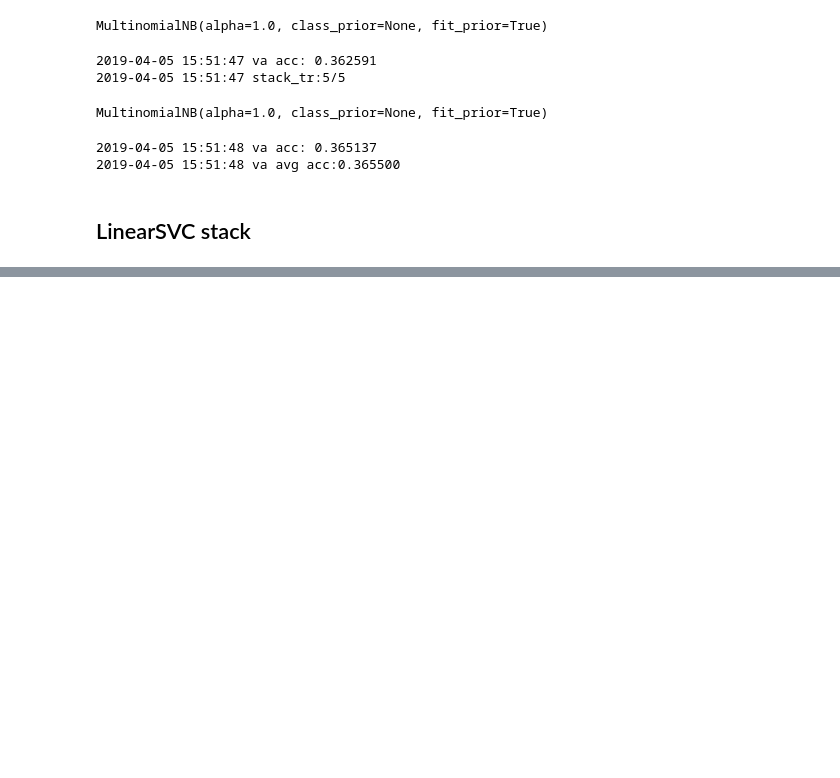
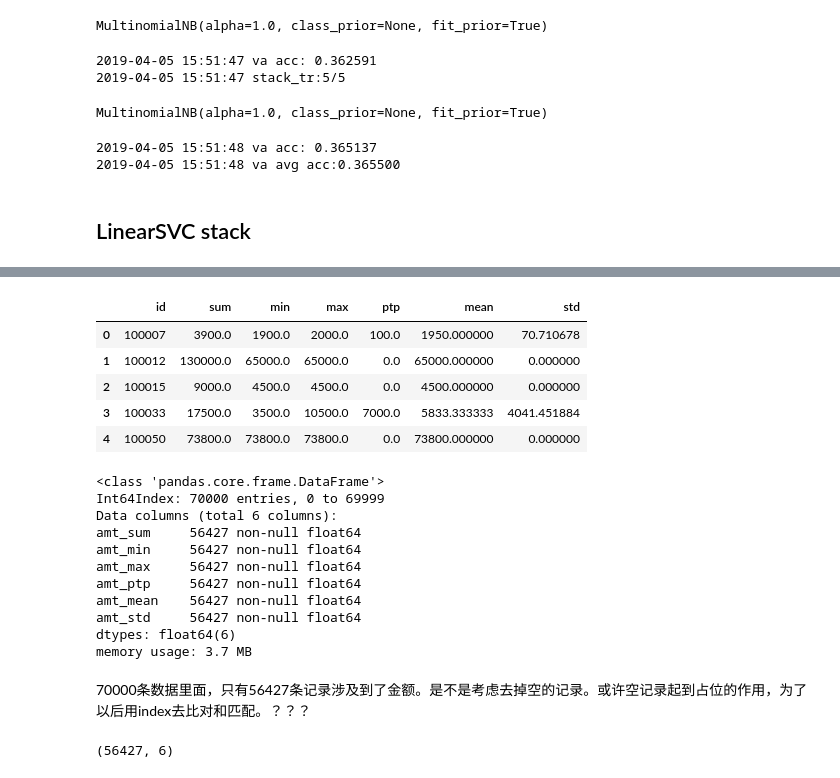
Before and after one commit to cuijiekun/AIjudge, a Jupyter notebook: src/ai_judge.ipynb, the cells around one changed output, grey strips where cells are left out. Cells and saved outputs as stored; diff of their text form; code cells hidden in the pictures; blank space fills up the shorter version.

```diff
--- a/src/ai_judge.ipynb
+++ b/src/ai_judge.ipynb
@@ -427,0 +491,24 @@ MultinomialNB(alpha=1.0, class_prior=None, fit_prior=True)
+# %%
+amt_list = []
+for i, row in df_all.iterrows():
+    if i % 10000 == 1:
+        util.log('iter = %d' % i)
+    amt = re.findall(u'(\d*\.?\d+)元', row['raw_content'])
+    amt_tt = re.findall(u'(\d*\.?\d+)万元', row['raw_content'])
+
+    for a in amt:
+        amt_list.append([row['id'], float(a)])
+    for a in amt_tt:
+        amt_list.append([row['id'], float(a)*10000])
+
+amt_feat = pd.DataFrame(amt_list, columns=['id', 'amount'])
+# np.ptp：range of value(max-min)
+amt_feat = amt_feat.groupby('id')['amount'].agg([sum, min, max, np.ptp, np.mean, np.std]).reset_index().fillna(0)
+# 查看一下数据内容
+amt_feat.head()
+amt_feat = pd.merge(df_all, amt_feat, how='left', on='id').drop(['id', 'raw_content'], axis=1)
+amt_feat.columns = ['amt_'+i for i in amt_feat.columns]
+
+amt_feat.info()
+amt_feat.to_csv(param.data_path+'/output/feature/amt/amt_21w.csv', index=None, encoding='utf-8')
+# %% [output]
@@ -427,0 +522,23 @@ MultinomialNB(alpha=1.0, class_prior=None, fit_prior=True)
+|  | id | sum | min | max | ptp | mean | std |
+| 0 | 100007 | 3900.0 | 1900.0 | 2000.0 | 100.0 | 1950.000000 | 70.710678 |
+| 1 | 100012 | 130000.0 | 65000.0 | 65000.0 | 0.0 | 65000.000000 | 0.000000 |
+| 2 | 100015 | 9000.0 | 4500.0 | 4500.0 | 0.0 | 4500.000000 | 0.000000 |
+| 3 | 100033 | 17500.0 | 3500.0 | 10500.0 | 7000.0 | 5833.333333 | 4041.451884 |
+| 4 | 100050 | 73800.0 | 73800.0 | 73800.0 | 0.0 | 73800.000000 | 0.000000 |
+<class 'pandas.core.frame.DataFrame'>
+Int64Index: 70000 entries, 0 to 69999
+Data columns (total 6 columns):
+amt_sum     56427 non-null float64
+amt_min     56427 non-null float64
+amt_max     56427 non-null float64
+amt_ptp     56427 non-null float64
+amt_mean    56427 non-null float64
+amt_std     56427 non-null float64
+dtypes: float64(6)
+memory usage: 3.7 MB
+# %% [markdown]
+70000条数据里面，只有56427条记录涉及到了金额。是不是考虑去掉空的记录。或许空记录起到占位的作用，为了以后用index去比对和匹配。？？？
+# %%
+amt_feat.dropna().shape
+# %% [output]
+(56427, 6)
```
Also changed, not shown: parts of 6 cells of this notebook.
